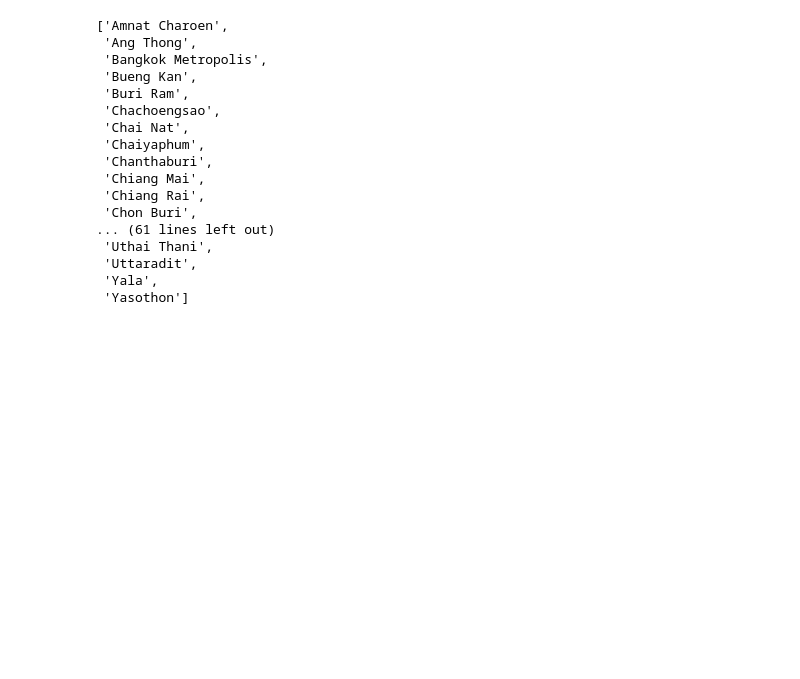
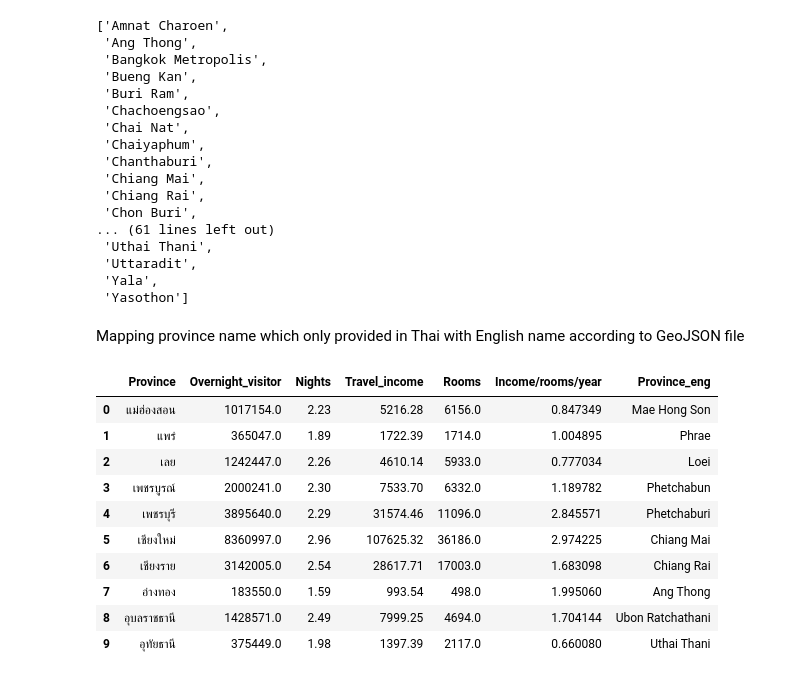
Before and after one commit to Joeycooky/Thailand-new-hotel-opportunity, a Jupyter notebook: Travel_opp.ipynb, the cells around one changed output. Drawn from its saved outputs; the diff is of its cells as text; code cells hidden in the pictures; blank space fills up the shorter version.

```diff
--- a/Travel_opp.ipynb
+++ b/Travel_opp.ipynb
@@ -254,6 +227,8 @@ Province_eng
  'Uttaradit',
  'Yala',
  'Yasothon']
+# %% [markdown]
+Mapping province name which only provided in Thai with English name according to GeoJSON file
 # %%
 Province = ['Mae Hong Son','Phrae','Loei','Phetchabun','Phetchaburi', 'Chiang Mai',
  'Chiang Rai','Ang Thong','Ubon Ratchathani','Uthai Thani','Uttaradit','Udon Thani','Amnat Charoen','Nong Bua Lam Phu',
@@ -266,3 +241,17 @@ Province = ['Mae Hong Son','Phrae','Loei','Phetchabun','Phetchaburi', 'Chiang Ma
            'Chai Nat', 'Chon Buri', 'Chachoengsao','Chanthaburi', 'Khon Kaen','Kamphaeng Phet','Kalasin','Kanchanaburi','Bangkok Metropolis', 'Krabi',]
 # %%
 df['Province_eng'] = Province
+df.reset_index(inplace = True)
+df.head(10)
+# %% [output]
+|  | Province | Overnight_visitor | Nights | Travel_income | Rooms | Income/rooms/year | Province_eng |
+| 0 | แม่ฮ่องสอน | 1017154.0 | 2.23 | 5216.28 | 6156.0 | 0.847349 | Mae Hong Son |
+| 1 | แพร่ | 365047.0 | 1.89 | 1722.39 | 1714.0 | 1.004895 | Phrae |
+| 2 | เลย | 1242447.0 | 2.26 | 4610.14 | 5933.0 | 0.777034 | Loei |
+| 3 | เพชรบูรณ์ | 2000241.0 | 2.30 | 7533.70 | 6332.0 | 1.189782 | Phetchabun |
+| 4 | เพชรบุรี | 3895640.0 | 2.29 | 31574.46 | 11096.0 | 2.845571 | Phetchaburi |
+| 5 | เชียงใหม่ | 8360997.0 | 2.96 | 107625.32 | 36186.0 | 2.974225 | Chiang Mai |
+| 6 | เชียงราย | 3142005.0 | 2.54 | 28617.71 | 17003.0 | 1.683098 | Chiang Rai |
+| 7 | อ่างทอง | 183550.0 | 1.59 | 993.54 | 498.0 | 1.995060 | Ang Thong |
+| 8 | อุบลราชธานี | 1428571.0 | 2.49 | 7999.25 | 4694.0 | 1.704144 | Ubon Ratchathani |
+| 9 | อุทัยธานี | 375449.0 | 1.98 | 1397.39 | 2117.0 | 0.660080 | Uthai Thani |
```
Also changed, not shown: parts of 59 cells of this notebook, 19 other files.
